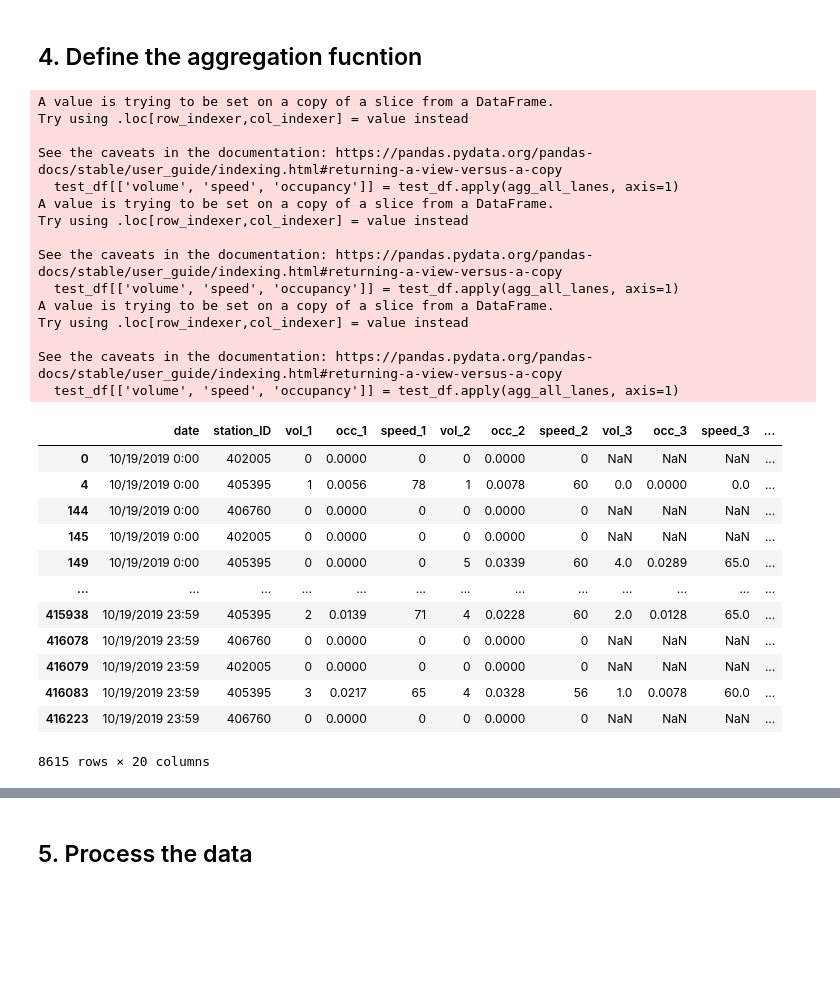
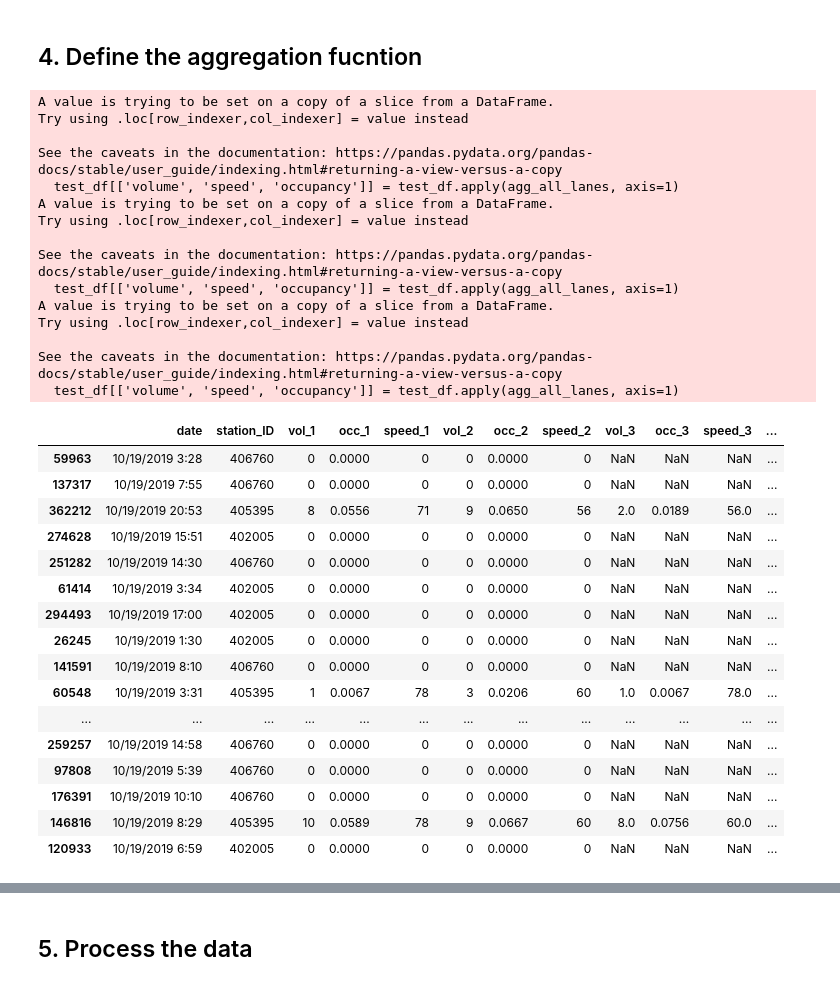
Before and after one commit to jingxuehan0707/ce593, a Jupyter notebook: project_task_01.ipynb, the cells around one changed output, grey strips where cells are left out. Saved outputs shown, nothing was run; the diff lists cells and outputs as text; code cells hidden in the pictures; blank space fills up the shorter version.

```diff
--- a/project_task_01.ipynb
+++ b/project_task_01.ipynb
@@ -102,52 +102,58 @@ def agg_all_lanes(rows):
 
     # Calculate the volume-weighted average speed, excluding missing values
     if volume == 0:
-        speed = 0
+        speed = 80
     else:
-        speed = (volumes * speeds).sum(skipna=True) / volume
+        speed = pd.Series((speeds.values * volumes.values)).sum(skipna=True) / volume
+        if speed > 80:
+            speed = 80
 
     # Option 1: Sum occupancy of all lanes, excluding missing values
     # occupancy = occupancies.sum(skipna=True)
     # Option 2: Average occupancy of all lanes, excluding missing values
     occupancy = occupancies.mean(skipna=True)
 
 
     return pd.Series([volume, speed, occupancy], index=['volume', 'speed', 'occupancy'])
 
 # Test the function with selected station_ID (402005 or 405395 or 406760).
 where = (us101sb_2019_10_19['station_ID'] == 405395) | (us101sb_2019_10_19['station_ID'] == 402005) | (us101sb_2019_10_19['station_ID'] == 406760)
 test_df = us101sb_2019_10_19[where]
 test_df[['volume', 'speed', 'occupancy']] = test_df.apply(agg_all_lanes, axis=1)
-test_df
+test_df.sample(20)
 # %% [output]
 A value is trying to be set on a copy of a slice from a DataFrame.
 Try using .loc[row_indexer,col_indexer] = value instead
 
 See the caveats in the documentation: https://pandas.pydata.org/pandas-docs/stable/user_guide/indexing.html#returning-a-view-versus-a-copy
   test_df[['volume', 'speed', 'occupancy']] = test_df.apply(agg_all_lanes, axis=1)
 A value is trying to be set on a copy of a slice from a DataFrame.
 Try using .loc[row_indexer,col_indexer] = value instead
 
 See the caveats in the documentation: https://pandas.pydata.org/pandas-docs/stable/user_guide/indexing.html#returning-a-view-versus-a-copy
   test_df[['volume', 'speed', 'occupancy']] = test_df.apply(agg_all_lanes, axis=1)
 A value is trying to be set on a copy of a slice from a DataFrame.
 Try using .loc[row_indexer,col_indexer] = value instead
 
 See the caveats in the documentation: https://pandas.pydata.org/pandas-docs/stable/user_guide/indexing.html#returning-a-view-versus-a-copy
   test_df[['volume', 'speed', 'occupancy']] = test_df.apply(agg_all_lanes, axis=1)
 |  | date | station_ID | vol_1 | occ_1 | speed_1 | vol_2 | occ_2 | speed_2 | vol_3 | occ_3 | speed_3 | ... |
-| 0 | 10/19/2019 0:00 | 402005 | 0 | 0.0000 | 0 | 0 | 0.0000 | 0 | NaN | NaN | NaN | ... |
-| 4 | 10/19/2019 0:00 | 405395 | 1 | 0.0056 | 78 | 1 | 0.0078 | 60 | 0.0 | 0.0000 | 0.0 | ... |
-| 144 | 10/19/2019 0:00 | 406760 | 0 | 0.0000 | 0 | 0 | 0.0000 | 0 | NaN | NaN | NaN | ... |
-| 145 | 10/19/2019 0:00 | 402005 | 0 | 0.0000 | 0 | 0 | 0.0000 | 0 | NaN | NaN | NaN | ... |
-| 149 | 10/19/2019 0:00 | 405395 | 0 | 0.0000 | 0 | 5 | 0.0339 | 60 | 4.0 | 0.0289 | 65.0 | ... |
+| 59963 | 10/19/2019 3:28 | 406760 | 0 | 0.0000 | 0 | 0 | 0.0000 | 0 | NaN | NaN | NaN | ... |
+| 137317 | 10/19/2019 7:55 | 406760 | 0 | 0.0000 | 0 | 0 | 0.0000 | 0 | NaN | NaN | NaN | ... |
+| 362212 | 10/19/2019 20:53 | 405395 | 8 | 0.0556 | 71 | 9 | 0.0650 | 56 | 2.0 | 0.0189 | 56.0 | ... |
+| 274628 | 10/19/2019 15:51 | 402005 | 0 | 0.0000 | 0 | 0 | 0.0000 | 0 | NaN | NaN | NaN | ... |
+| 251282 | 10/19/2019 14:30 | 406760 | 0 | 0.0000 | 0 | 0 | 0.0000 | 0 | NaN | NaN | NaN | ... |
+| 61414 | 10/19/2019 3:34 | 402005 | 0 | 0.0000 | 0 | 0 | 0.0000 | 0 | NaN | NaN | NaN | ... |
+| 294493 | 10/19/2019 17:00 | 402005 | 0 | 0.0000 | 0 | 0 | 0.0000 | 0 | NaN | NaN | NaN | ... |
+| 26245 | 10/19/2019 1:30 | 402005 | 0 | 0.0000 | 0 | 0 | 0.0000 | 0 | NaN | NaN | NaN | ... |
+| 141591 | 10/19/2019 8:10 | 406760 | 0 | 0.0000 | 0 | 0 | 0.0000 | 0 | NaN | NaN | NaN | ... |
+| 60548 | 10/19/2019 3:31 | 405395 | 1 | 0.0067 | 78 | 3 | 0.0206 | 60 | 1.0 | 0.0067 | 78.0 | ... |
 | ... | ... | ... | ... | ... | ... | ... | ... | ... | ... | ... | ... | ... |
-| 415938 | 10/19/2019 23:59 | 405395 | 2 | 0.0139 | 71 | 4 | 0.0228 | 60 | 2.0 | 0.0128 | 65.0 | ... |
-| 416078 | 10/19/2019 23:59 | 406760 | 0 | 0.0000 | 0 | 0 | 0.0000 | 0 | NaN | NaN | NaN | ... |
-| 416079 | 10/19/2019 23:59 | 402005 | 0 | 0.0000 | 0 | 0 | 0.0000 | 0 | NaN | NaN | NaN | ... |
-| 416083 | 10/19/2019 23:59 | 405395 | 3 | 0.0217 | 65 | 4 | 0.0328 | 56 | 1.0 | 0.0078 | 60.0 | ... |
-| 416223 | 10/19/2019 23:59 | 406760 | 0 | 0.0000 | 0 | 0 | 0.0000 | 0 | NaN | NaN | NaN | ... |
+| 259257 | 10/19/2019 14:58 | 406760 | 0 | 0.0000 | 0 | 0 | 0.0000 | 0 | NaN | NaN | NaN | ... |
+| 97808 | 10/19/2019 5:39 | 406760 | 0 | 0.0000 | 0 | 0 | 0.0000 | 0 | NaN | NaN | NaN | ... |
+| 176391 | 10/19/2019 10:10 | 406760 | 0 | 0.0000 | 0 | 0 | 0.0000 | 0 | NaN | NaN | NaN | ... |
+| 146816 | 10/19/2019 8:29 | 405395 | 10 | 0.0589 | 78 | 9 | 0.0667 | 60 | 8.0 | 0.0756 | 60.0 | ... |
+| 120933 | 10/19/2019 6:59 | 402005 | 0 | 0.0000 | 0 | 0 | 0.0000 | 0 | NaN | NaN | NaN | ... |
-8615 rows × 20 columns
 # %%
 def agg_by_minutes(df, run_flag=False):
 
```
Also changed, not shown: parts of 2 cells of this notebook, 6 other files.
